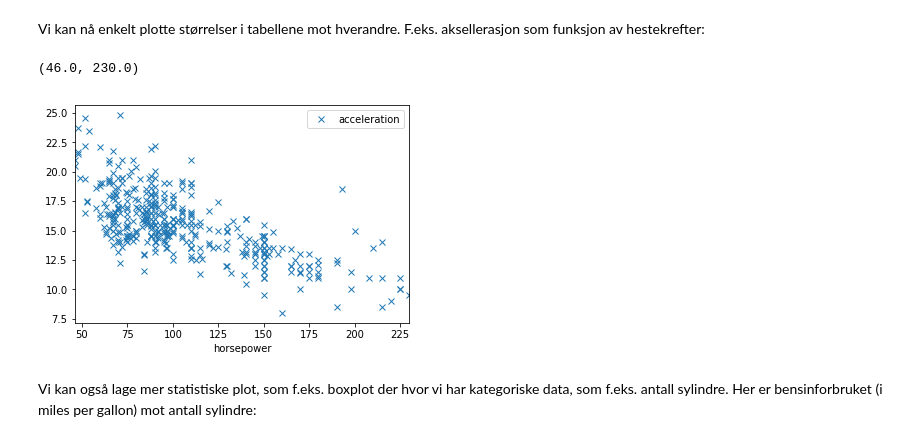
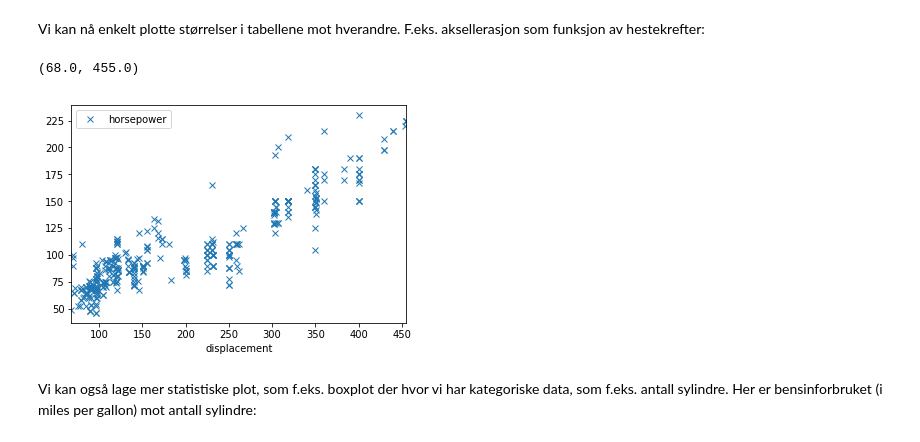
Before and after one commit to ifarup/pandas-demo, a Jupyter notebook: demo.ipynb, the cells around one changed output. Cells and saved outputs as stored; diff of their text form; code cells hidden in the pictures.

```diff
--- a/demo.ipynb
+++ b/demo.ipynb
@@ -42,11 +42,11 @@ auto.describe()
 # %% [markdown]
 Vi kan nå enkelt plotte størrelser i tabellene mot hverandre. F.eks. aksellerasjon som funksjon av hestekrefter:
 # %%
-ax = auto.plot(x='horsepower', y='acceleration', style='x')
-ax.set_xlim(auto['horsepower'].min(), auto['horsepower'].max())
+ax = auto.plot(x='displacement', y='horsepower', style='x')
+ax.set_xlim(auto['displacement'].min(), auto['displacement'].max())
 # %% [output]
-(46.0, 230.0)
+(68.0, 455.0)
-[figure, old version]
+[figure, new version]
 # %% [markdown]
 Vi kan også lage mer statistiske plot, som f.eks. boxplot der hvor vi har kategoriske data, som f.eks. antall sylindre. Her er bensinforbruket (i miles per gallon) mot antall sylindre:
 # %%
```
Also changed, not shown: parts of 2 cells of this notebook.
